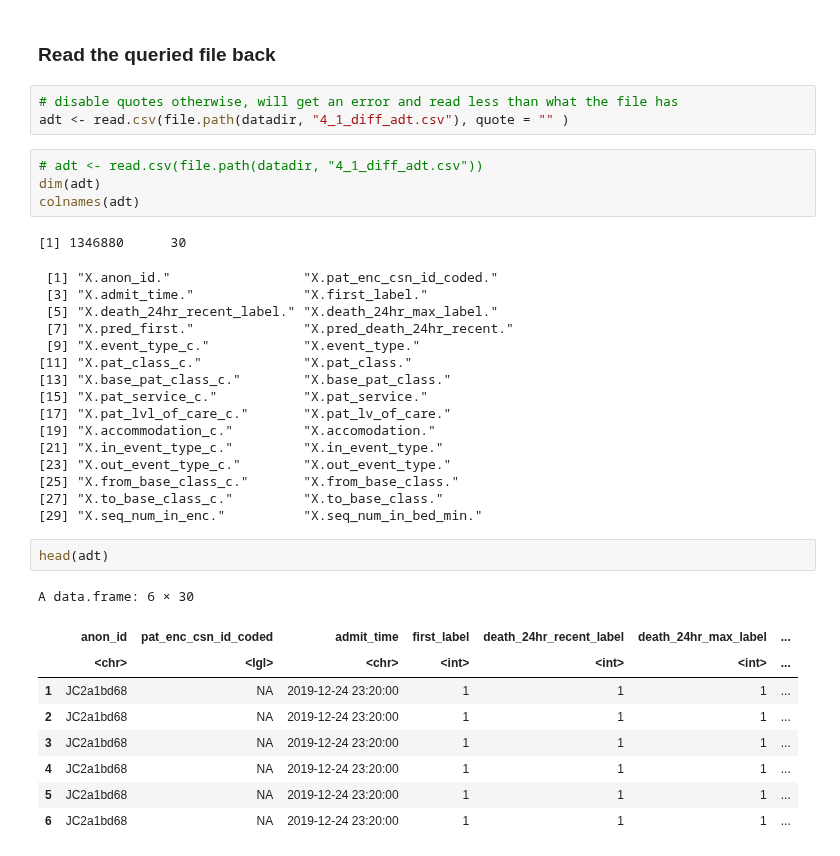
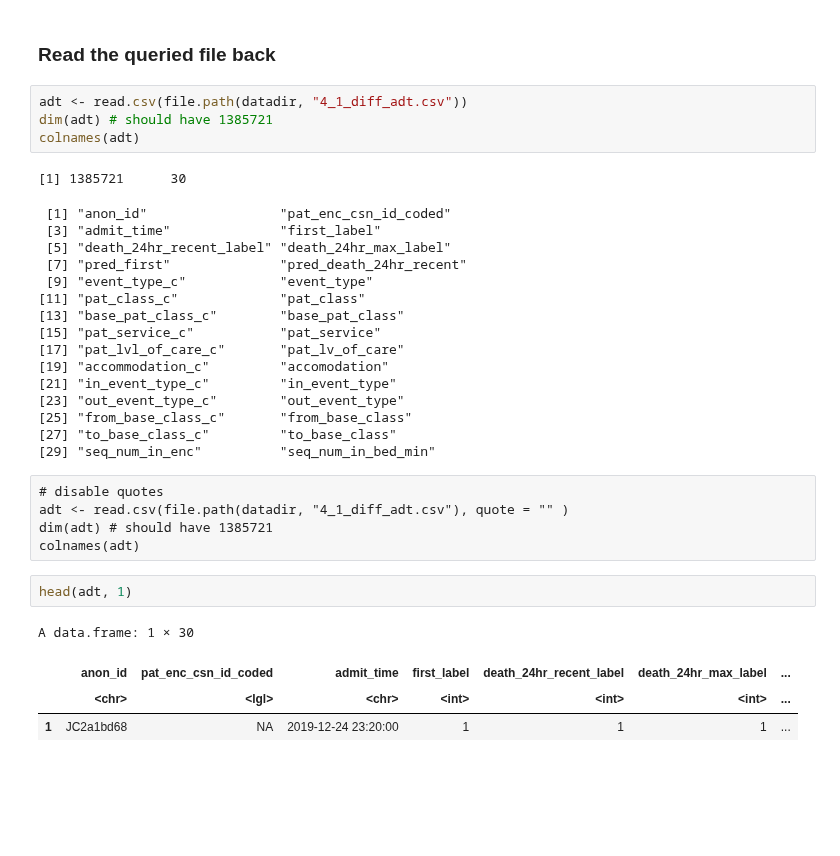
Before and after one commit to Minh084/TDA, a Jupyter notebook: 4_description/4.1_difference.ipynb, the cells around one changed output. Saved outputs shown, nothing was run; the diff lists cells and outputs as text; blank space fills up the shorter version.

```diff
--- a/4_description/4.1_difference.ipynb
+++ b/4_description/4.1_difference.ipynb
@@ -233,39 +214,36 @@ Warning message in as.integer.integer64(x):
 write.csv(x2, file.path(datadir, "4_1_diff_dx_primary.csv"), row.names=FALSE)
 # %% [markdown]
 ### Read the queried file back
-# %%
-# disable quotes otherwise, will get an error and read less than what the file has
-adt <- read.csv(file.path(datadir, "4_1_diff_adt.csv"), quote = "" )
 # %%
-# adt <- read.csv(file.path(datadir, "4_1_diff_adt.csv"))
-dim(adt)
+adt <- read.csv(file.path(datadir, "4_1_diff_adt.csv"))
+dim(adt) # should have 1385721
 colnames(adt)
 # %% [output]
-[1] 1346880      30
+[1] 1385721      30
- [1] "X.anon_id."                 "X.pat_enc_csn_id_coded."
- [3] "X.admit_time."              "X.first_label."
- [5] "X.death_24hr_recent_label." "X.death_24hr_max_label."
- [7] "X.pred_first."              "X.pred_death_24hr_recent."
- [9] "X.event_type_c."            "X.event_type."
-[11] "X.pat_class_c."             "X.pat_class."
-[13] "X.base_pat_class_c."        "X.base_pat_class."
-[15] "X.pat_service_c."           "X.pat_service."
-[17] "X.pat_lvl_of_care_c."       "X.pat_lv_of_care."
-[19] "X.accommodation_c."         "X.accomodation."
-[21] "X.in_event_type_c."         "X.in_event_type."
-[23] "X.out_event_type_c."        "X.out_event_type."
-[25] "X.from_base_class_c."       "X.from_base_class."
-[27] "X.to_base_class_c."         "X.to_base_class."
-[29] "X.seq_num_in_enc."          "X.seq_num_in_bed_min."
+ [1] "anon_id"                 "pat_enc_csn_id_coded"
+ [3] "admit_time"              "first_label"
+ [5] "death_24hr_recent_label" "death_24hr_max_label"
+ [7] "pred_first"              "pred_death_24hr_recent"
+ [9] "event_type_c"            "event_type"
+[11] "pat_class_c"             "pat_class"
+[13] "base_pat_class_c"        "base_pat_class"
+[15] "pat_service_c"           "pat_service"
+[17] "pat_lvl_of_care_c"       "pat_lv_of_care"
+[19] "accommodation_c"         "accomodation"
+[21] "in_event_type_c"         "in_event_type"
+[23] "out_event_type_c"        "out_event_type"
+[25] "from_base_class_c"       "from_base_class"
+[27] "to_base_class_c"         "to_base_class"
+[29] "seq_num_in_enc"          "seq_num_in_bed_min"
+# %% [raw]
+# disable quotes
+adt <- read.csv(file.path(datadir, "4_1_diff_adt.csv"), quote = "" )
+dim(adt) # should have 1385721
+colnames(adt)
 # %%
-head(adt)
+head(adt, 1)
 # %% [output]
-A data.frame: 6 × 30
+A data.frame: 1 × 30
 |  | anon_id | pat_enc_csn_id_coded | admit_time | first_label | death_24hr_recent_label | death_24hr_max_label | ... |
 |  | <chr> | <lgl> | <chr> | <int> | <int> | <int> | ... |
 | 1 | JC2a1bd68 | NA | 2019-12-24 23:20:00 | 1 | 1 | 1 | ... |
-| 2 | JC2a1bd68 | NA | 2019-12-24 23:20:00 | 1 | 1 | 1 | ... |
-| 3 | JC2a1bd68 | NA | 2019-12-24 23:20:00 | 1 | 1 | 1 | ... |
-| 4 | JC2a1bd68 | NA | 2019-12-24 23:20:00 | 1 | 1 | 1 | ... |
-| 5 | JC2a1bd68 | NA | 2019-12-24 23:20:00 | 1 | 1 | 1 | ... |
-| 6 | JC2a1bd68 | NA | 2019-12-24 23:20:00 | 1 | 1 | 1 | ... |
```
Also changed, not shown: parts of 9 cells of this notebook, 5 other files.
